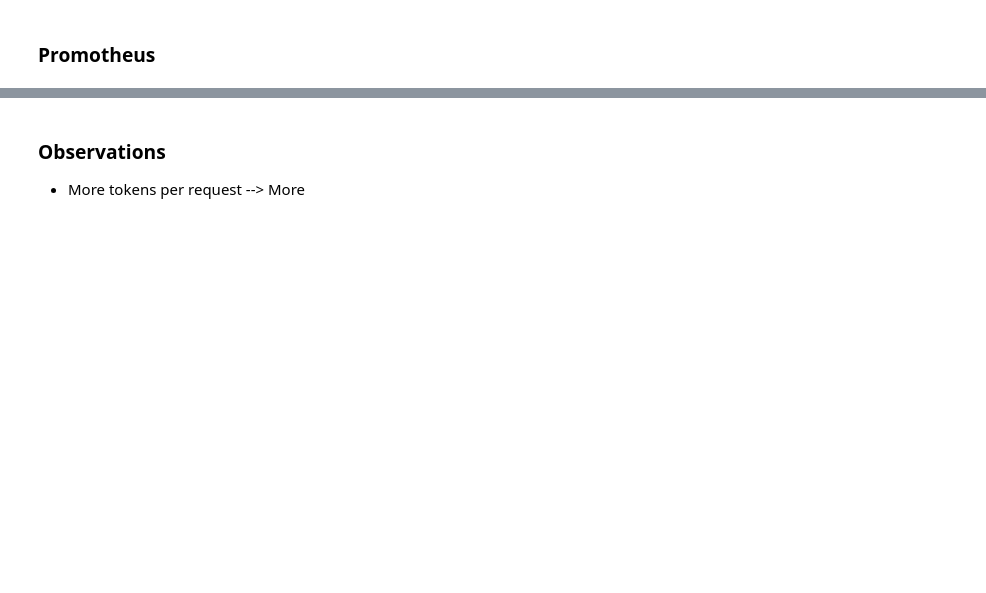
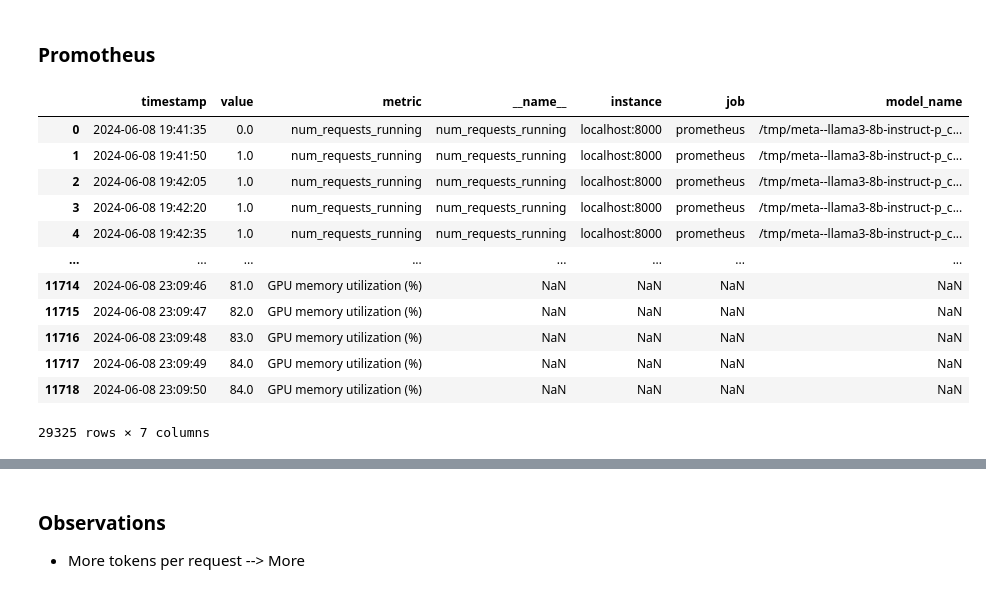
Before and after one commit to emattia/nim-bench, a Jupyter notebook: document-processing/analysis.ipynb, the cells around one changed output, grey strips where cells are left out. Drawn from its saved outputs; the diff is of its cells as text; code cells hidden in the pictures; blank space fills up the shorter version.

```diff
--- a/document-processing/analysis.ipynb
+++ b/document-processing/analysis.ipynb
@@ -411,5 +462,32 @@ for query in QUERIES:
     _df = prometheus_to_dataframe(result, query)
     all_dataframes.append(_df)
 combined_df = pd.concat(all_dataframes, ignore_index=True)
+# %%
+nv_smi_out = pd.read_csv(
+    '%s/%s_gpu_util.csv' % ( OUTDATA_DIR, formatted_device)
+)
+nv_smi_out.Timestamp = nv_smi_out.Timestamp.apply(lambda x: datetime.fromtimestamp(x))
+nv_smi_out.rename(columns={'Timestamp': 'timestamp'}, inplace=True)
+gpu_util = nv_smi_out.rename(columns={'GPU Utilization (%)': 'value'}).drop(columns=['GPU Memory Utilization (%)'])
+gpu_util['metric'] = ['GPU core utilization (%)'] * gpu_util.shape[0]
+mem_util = nv_smi_out.rename(columns={'GPU Memory Utilization (%)': 'value'}).drop(columns=['GPU Utilization (%)'])
+mem_util['metric'] = ['GPU memory utilization (%)'] * mem_util.shape[0]
+# %%
+combined_df = pd.concat([combined_df, gpu_util, mem_util])
+combined_df
+# %% [output]
+|  | timestamp | value | metric | __name__ | instance | job | model_name |
+| 0 | 2024-06-08 19:41:35 | 0.0 | num_requests_running | num_requests_running | localhost:8000 | prometheus | /tmp/meta--llama3-8b-instruct-p_c... |
+| 1 | 2024-06-08 19:41:50 | 1.0 | num_requests_running | num_requests_running | localhost:8000 | prometheus | /tmp/meta--llama3-8b-instruct-p_c... |
+| 2 | 2024-06-08 19:42:05 | 1.0 | num_requests_running | num_requests_running | localhost:8000 | prometheus | /tmp/meta--llama3-8b-instruct-p_c... |
+| 3 | 2024-06-08 19:42:20 | 1.0 | num_requests_running | num_requests_running | localhost:8000 | prometheus | /tmp/meta--llama3-8b-instruct-p_c... |
+| 4 | 2024-06-08 19:42:35 | 1.0 | num_requests_running | num_requests_running | localhost:8000 | prometheus | /tmp/meta--llama3-8b-instruct-p_c... |
+| ... | ... | ... | ... | ... | ... | ... | ... |
+| 11714 | 2024-06-08 23:09:46 | 81.0 | GPU memory utilization (%) | NaN | NaN | NaN | NaN |
+| 11715 | 2024-06-08 23:09:47 | 82.0 | GPU memory utilization (%) | NaN | NaN | NaN | NaN |
+| 11716 | 2024-06-08 23:09:48 | 83.0 | GPU memory utilization (%) | NaN | NaN | NaN | NaN |
+| 11717 | 2024-06-08 23:09:49 | 84.0 | GPU memory utilization (%) | NaN | NaN | NaN | NaN |
+| 11718 | 2024-06-08 23:09:50 | 84.0 | GPU memory utilization (%) | NaN | NaN | NaN | NaN |
+29325 rows × 7 columns
 # %%
 print(list(combined_df.metric.unique()))
```
Also changed, not shown: parts of 17 cells of this notebook, 24 other files.
